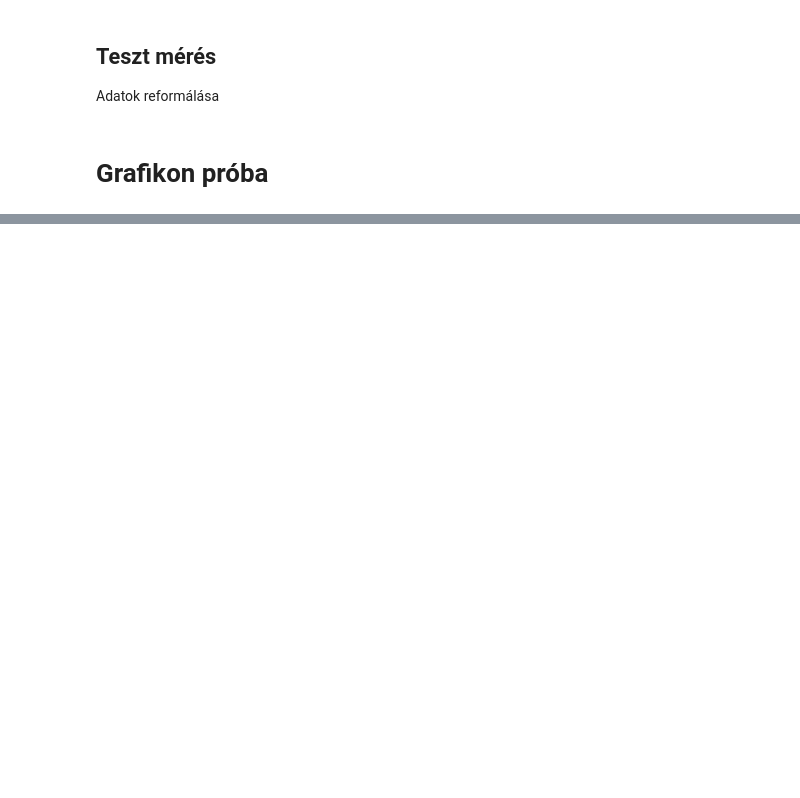
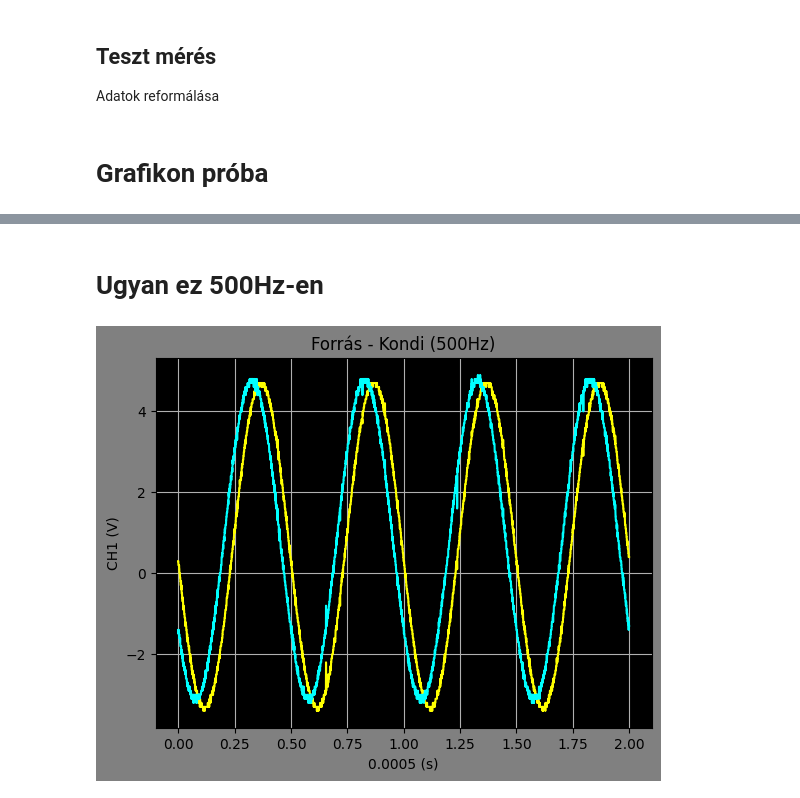
Before and after one commit to Petint/PATAKY-MERES, a Jupyter notebook: Untitled-1.ipynb, the cells around one changed output, grey strips where cells are left out. Cells and saved outputs as stored; diff of their text form; code cells hidden in the pictures; blank space fills up the shorter version.

```diff
--- a/Untitled-1.ipynb
+++ b/Untitled-1.ipynb
@@ -42,0 +45,24 @@ plt.show()
+# %% [markdown]
+# Ugyan ez 500Hz-en
+# %%
+# Input file names
+ch1_f = "500HZ/A0004CH1.CSV"
+ch2_f = "500HZ/A0004CH2.CSV"
+# Import, wash, calibrate
+param1, wf1 = wm.clean(ch1_f)
+param2, wf2 = wm.clean(ch2_f)
+t1 , ch1 = wm.cal(param1, wf1)
+t2 , ch2 = wm.cal(param2, wf2)
+# Plots!
+plt.figure(facecolor='gray')
+plt.plot(t1, ch1, color='yellow')
+plt.plot(t2, ch2, color='cyan')
+plt.ylabel(f"{param1['Source']} ({param1['Vertical Units']})")
+plt.xlabel(f"{param1['Horizontal Scale']} ({param1['Horizontal Units']})")
+plt.title('Forrás - Kondi (500Hz)')
+ax = plt.gca()
+ax.set_facecolor("black")
+plt.grid(True,'both')
+plt.show()
+# %% [output]
+[figure, added]
```
Also changed, not shown: parts of 3 cells of this notebook.
